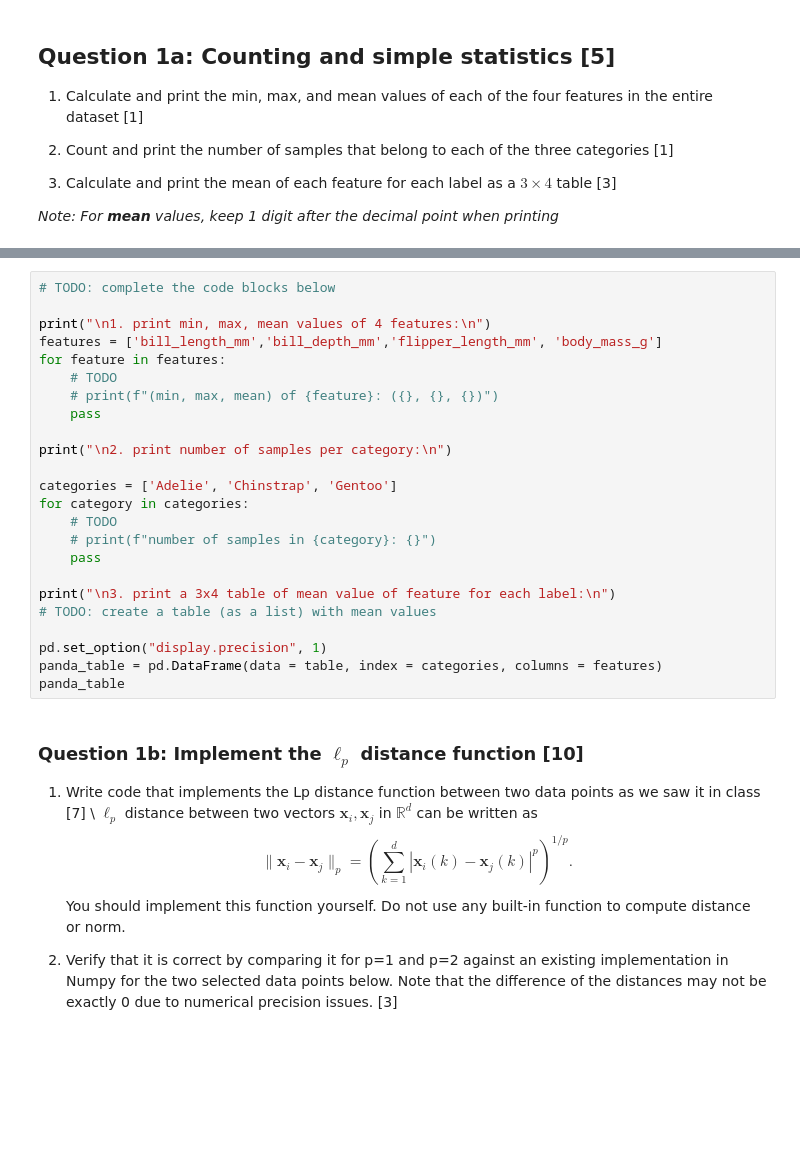
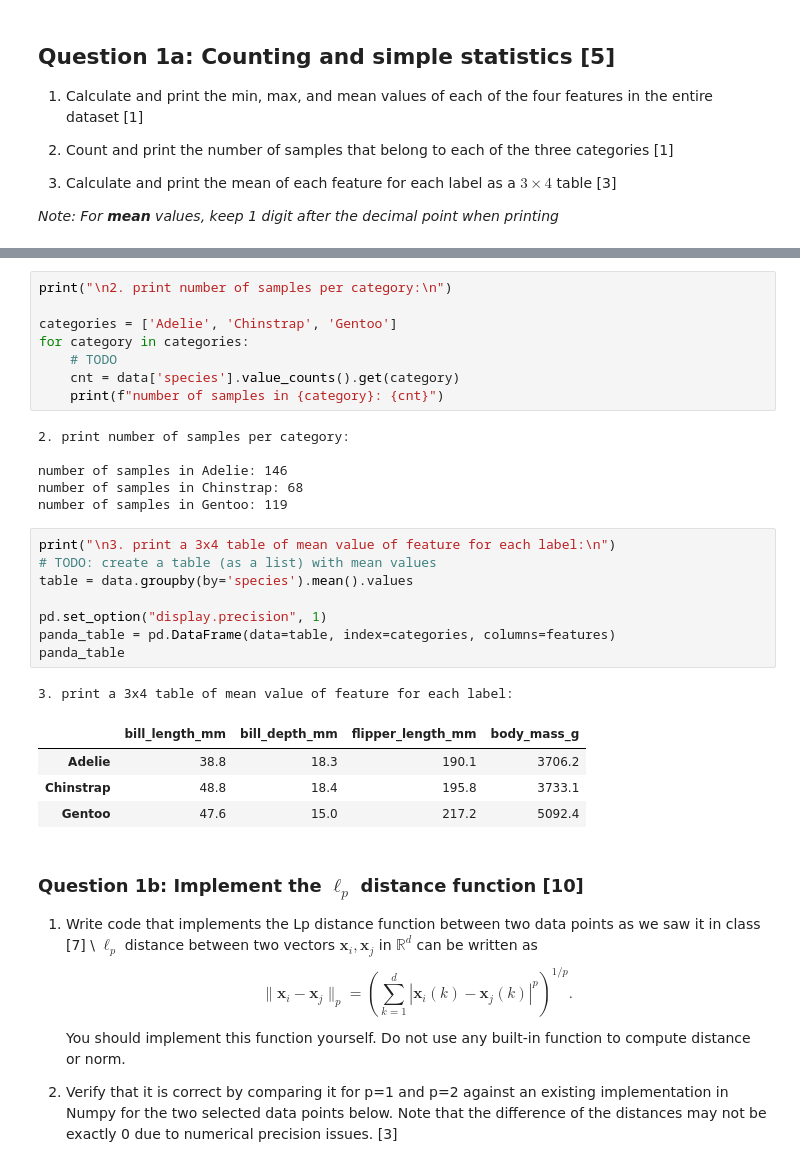
Before and after one commit to jerry729/cs171, a Jupyter notebook: fall2022_hw1.ipynb, the cells around one changed output, grey strips where cells are left out. Drawn from its saved outputs; the diff is of its cells as text; blank space fills up the shorter version.

```diff
--- a/fall2022_hw1.ipynb
+++ b/fall2022_hw1.ipynb
@@ -117,27 +138,31 @@ fig = sns.pairplot(data, hue="species")
+# %%
+print("\n2. print number of samples per category:\n")
+
+categories = ['Adelie', 'Chinstrap', 'Gentoo']
+for category in categories:
+    # TODO
+    cnt = data['species'].value_counts().get(category)
+    print(f"number of samples in {category}: {cnt}")
+# %% [output]
+2. print number of samples per category:
+
+number of samples in Adelie: 146
+number of samples in Chinstrap: 68
+number of samples in Gentoo: 119
 # %%
-# TODO: complete the code blocks below
-
-print("\n1. print min, max, mean values of 4 features:\n")
-features = ['bill_length_mm','bill_depth_mm','flipper_length_mm', 'body_mass_g']
-for feature in features:
-    # TODO
-    # print(f"(min, max, mean) of {feature}: ({}, {}, {})")
-    pass
-
-print("\n2. print number of samples per category:\n")
-
-categories = ['Adelie', 'Chinstrap', 'Gentoo']
-for category in categories:
-    # TODO
-    # print(f"number of samples in {category}: {}")
-    pass
-
 print("\n3. print a 3x4 table of mean value of feature for each label:\n")
 # TODO: create a table (as a list) with mean values
+table = data.groupby(by='species').mean().values
 
 pd.set_option("display.precision", 1)
-panda_table = pd.DataFrame(data = table, index = categories, columns = features)
+panda_table = pd.DataFrame(data=table, index=categories, columns=features)
 panda_table
+# %% [output]
+3. print a 3x4 table of mean value of feature for each label:
+|  | bill_length_mm | bill_depth_mm | flipper_length_mm | body_mass_g |
+| Adelie | 38.8 | 18.3 | 190.1 | 3706.2 |
+| Chinstrap | 48.8 | 18.4 | 195.8 | 3733.1 |
+| Gentoo | 47.6 | 15.0 | 217.2 | 5092.4 |
 # %% [markdown]
 ### Question 1b: Implement the $\ell_p$ distance function [10]
 1. Write code that implements the Lp distance function between two data points as we saw it in class [7] \\
```
Also changed, not shown: parts of 7 cells of this notebook.
